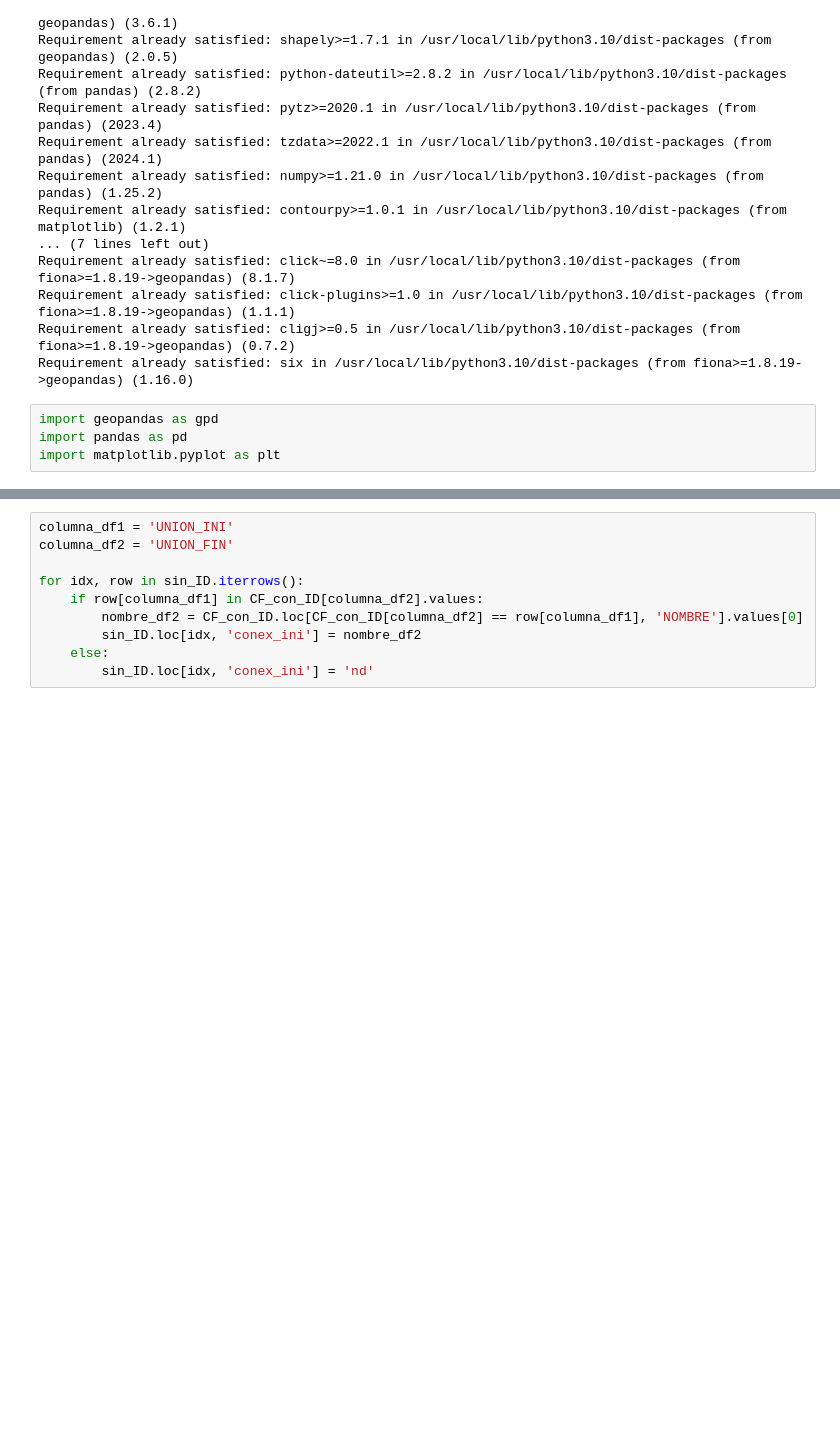
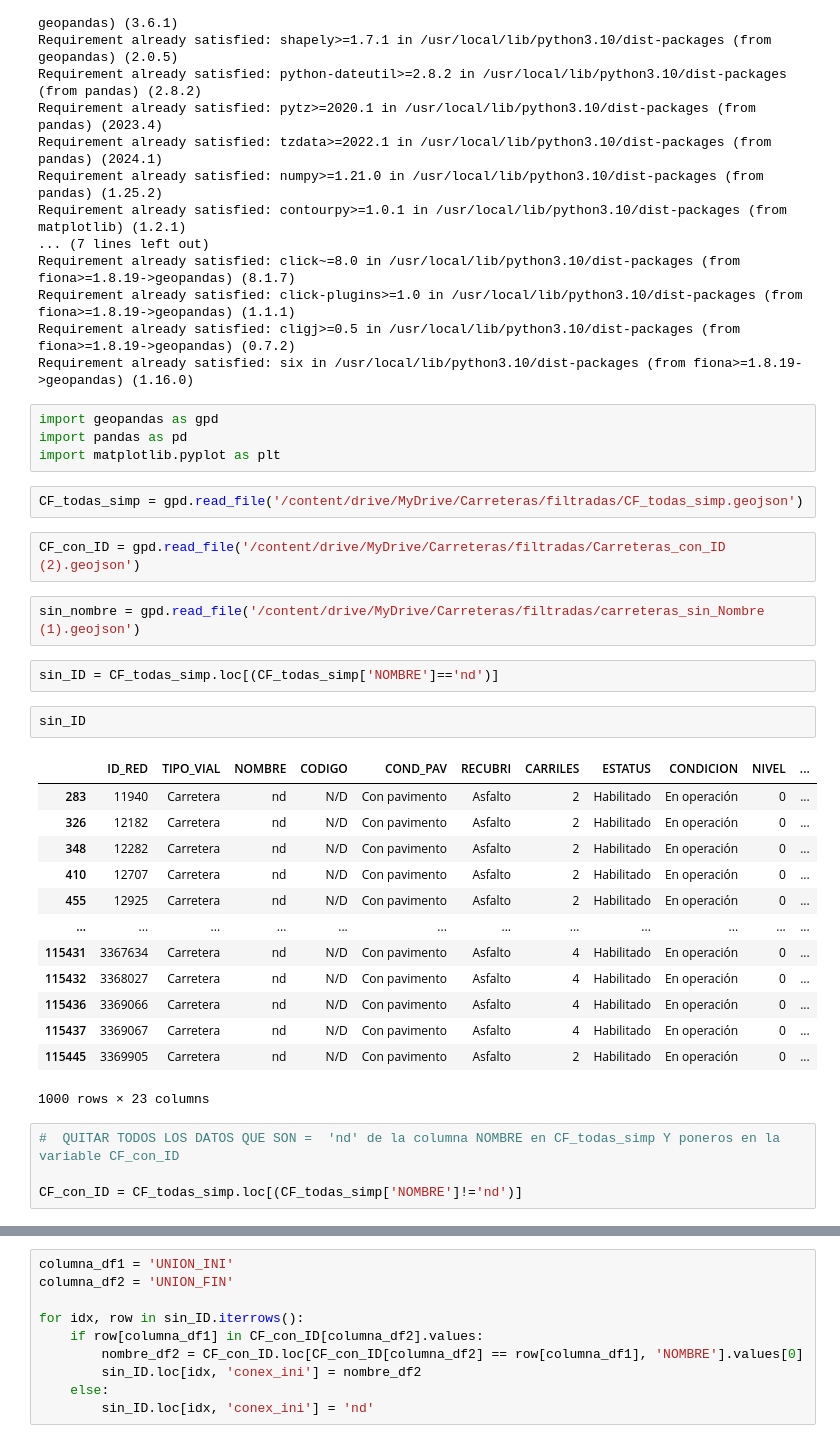
Before and after one commit to JorgeICS/Primeos_Analisis_Geopandas, a Jupyter notebook: filtrado_nodos.ipynb, the cells around one changed output, grey strips where cells are left out. Saved outputs shown, nothing was run; the diff lists cells and outputs as text; blank space fills up the shorter version.

```diff
--- a/filtrado_nodos.ipynb
+++ b/filtrado_nodos.ipynb
@@ -24,3 +24,31 @@ Requirement already satisfied: six in /usr/local/lib/python3.10/dist-packages (f
 import geopandas as gpd
 import pandas as pd
 import matplotlib.pyplot as plt
+# %%
+CF_todas_simp = gpd.read_file('/content/drive/MyDrive/Carreteras/filtradas/CF_todas_simp.geojson')
+# %%
+CF_con_ID = gpd.read_file('/content/drive/MyDrive/Carreteras/filtradas/Carreteras_con_ID (2).geojson')
+# %%
+sin_nombre = gpd.read_file('/content/drive/MyDrive/Carreteras/filtradas/carreteras_sin_Nombre (1).geojson')
+# %%
+sin_ID = CF_todas_simp.loc[(CF_todas_simp['NOMBRE']=='nd')]
+# %%
+sin_ID
+# %% [output]
+|  | ID_RED | TIPO_VIAL | NOMBRE | CODIGO | COND_PAV | RECUBRI | CARRILES | ESTATUS | CONDICION | NIVEL | ... |
+| 283 | 11940 | Carretera | nd | N/D | Con pavimento | Asfalto | 2 | Habilitado | En operación | 0 | ... |
+| 326 | 12182 | Carretera | nd | N/D | Con pavimento | Asfalto | 2 | Habilitado | En operación | 0 | ... |
+| 348 | 12282 | Carretera | nd | N/D | Con pavimento | Asfalto | 2 | Habilitado | En operación | 0 | ... |
+| 410 | 12707 | Carretera | nd | N/D | Con pavimento | Asfalto | 2 | Habilitado | En operación | 0 | ... |
+| 455 | 12925 | Carretera | nd | N/D | Con pavimento | Asfalto | 2 | Habilitado | En operación | 0 | ... |
+| ... | ... | ... | ... | ... | ... | ... | ... | ... | ... | ... | ... |
+| 115431 | 3367634 | Carretera | nd | N/D | Con pavimento | Asfalto | 4 | Habilitado | En operación | 0 | ... |
+| 115432 | 3368027 | Carretera | nd | N/D | Con pavimento | Asfalto | 4 | Habilitado | En operación | 0 | ... |
+| 115436 | 3369066 | Carretera | nd | N/D | Con pavimento | Asfalto | 4 | Habilitado | En operación | 0 | ... |
+| 115437 | 3369067 | Carretera | nd | N/D | Con pavimento | Asfalto | 4 | Habilitado | En operación | 0 | ... |
+| 115445 | 3369905 | Carretera | nd | N/D | Con pavimento | Asfalto | 2 | Habilitado | En operación | 0 | ... |
+1000 rows × 23 columns
+# %%
+#  QUITAR TODOS LOS DATOS QUE SON =  'nd' de la columna NOMBRE en CF_todas_simp Y poneros en la variable CF_con_ID
+
+CF_con_ID = CF_todas_simp.loc[(CF_todas_simp['NOMBRE']!='nd')]
```
Also changed, not shown: parts of 20 cells of this notebook.
